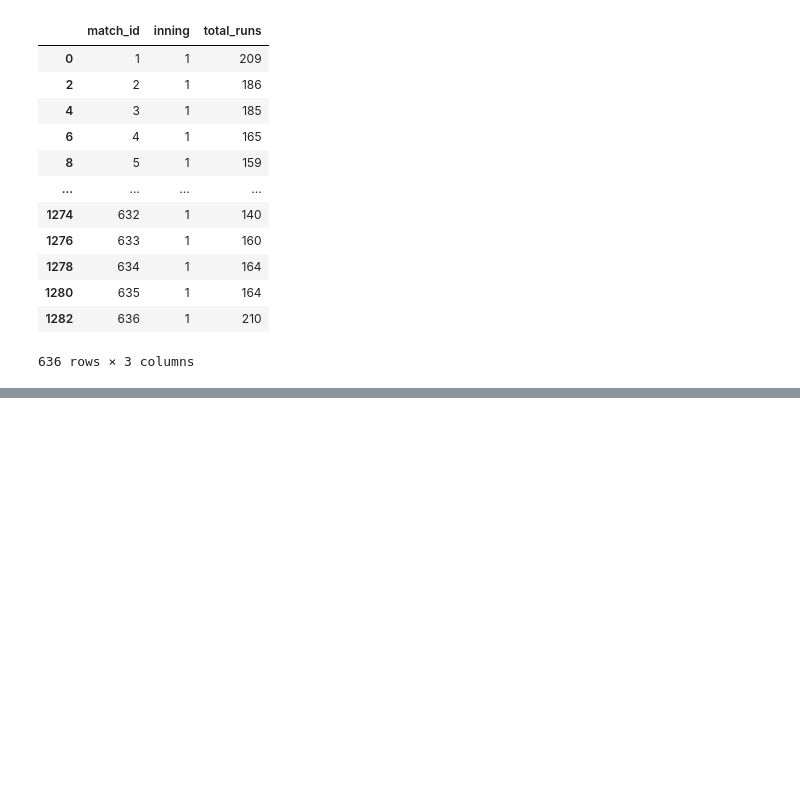
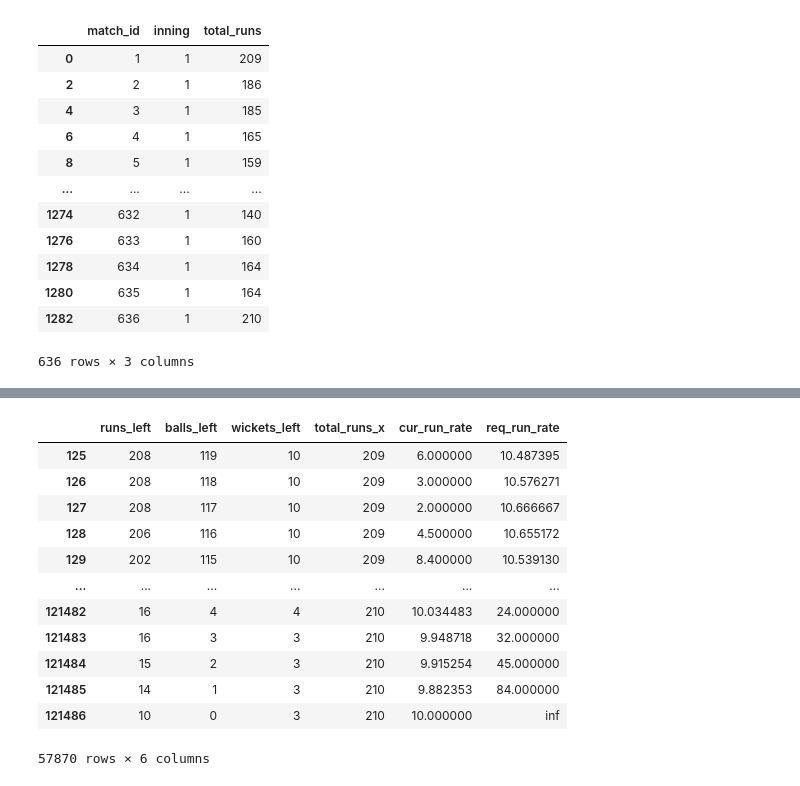
Before and after one commit to JOCRZ/Data-Science-Diploma, a Jupyter notebook: Machine-Learning/Logistic-Regression/Project3/model3.ipynb, the cells around one changed output, grey strips where cells are left out. Cells and saved outputs as stored; diff of their text form; code cells hidden in the pictures; blank space fills up the shorter version.

```diff
--- a/Machine-Learning/Logistic-Regression/Project3/model3.ipynb
+++ b/Machine-Learning/Logistic-Regression/Project3/model3.ipynb
@@ -63,0 +288,7 @@ totalrun_df
+# %%
+def resultfun(row):
+
+    return 1 if row['batting_team'] == row['winner'] else 0
+# %%
+delivery_df['result'] = delivery_df.apply(resultfun,axis=1)
+delivery_df.head()
@@ -63,0 +303,6 @@ totalrun_df
+# %%
+final_df = delivery_df[['batting_team','bowling_team','city','runs_left',
+                        'balls_left','wickets_left','total_runs_x','cur_run_rate',
+                        'req_run_rate','result']]
+
+final_df.head()
@@ -63,0 +334,19 @@ totalrun_df
+# %%
+final_df = final_df.dropna()
+# %%
+final_df[['runs_left', 'balls_left', 'wickets_left', 'total_runs_x',
+    'cur_run_rate', 'req_run_rate']]
+# %% [output]
+|  | runs_left | balls_left | wickets_left | total_runs_x | cur_run_rate | req_run_rate |
+| 125 | 208 | 119 | 10 | 209 | 6.000000 | 10.487395 |
+| 126 | 208 | 118 | 10 | 209 | 3.000000 | 10.576271 |
+| 127 | 208 | 117 | 10 | 209 | 2.000000 | 10.666667 |
+| 128 | 206 | 116 | 10 | 209 | 4.500000 | 10.655172 |
+| 129 | 202 | 115 | 10 | 209 | 8.400000 | 10.539130 |
+| ... | ... | ... | ... | ... | ... | ... |
+| 121482 | 16 | 4 | 4 | 210 | 10.034483 | 24.000000 |
+| 121483 | 16 | 3 | 3 | 210 | 9.948718 | 32.000000 |
+| 121484 | 15 | 2 | 3 | 210 | 9.915254 | 45.000000 |
+| 121485 | 14 | 1 | 3 | 210 | 9.882353 | 84.000000 |
+| 121486 | 10 | 0 | 3 | 210 | 10.000000 | inf |
+57870 rows × 6 columns
```
Also changed, not shown: parts of 25 cells of this notebook, 1 other file.
